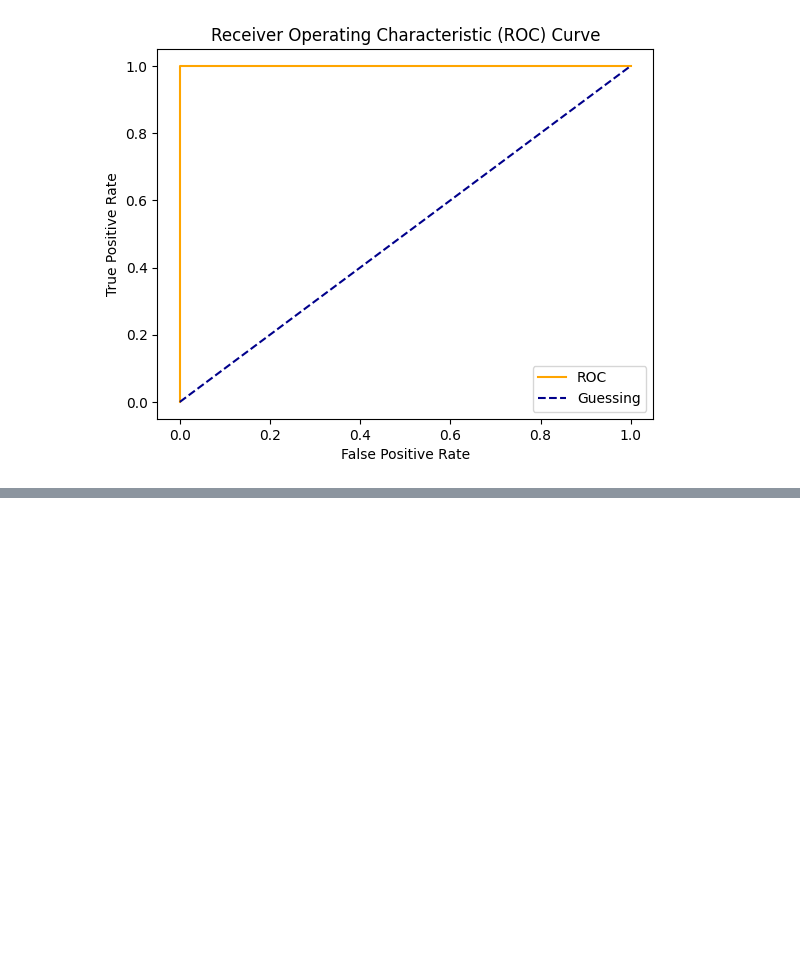
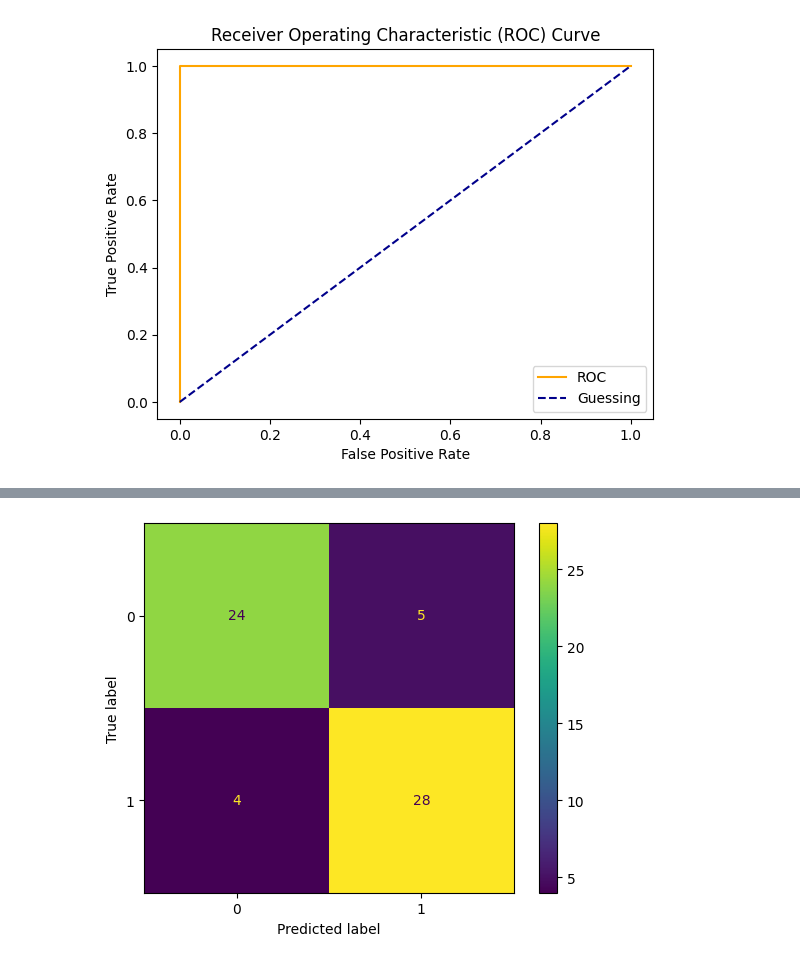
Before and after one commit to devyanshbatra/LINEAR-REGRESSION-MACHINE-LEARNING, a Jupyter notebook: Scikit_Learn_Classification_Workflow.ipynb, the cells around one changed output, grey strips where cells are left out. Saved outputs shown, nothing was run; the diff lists cells and outputs as text; code cells hidden in the pictures; blank space fills up the shorter version.

```diff
--- a/Scikit_Learn_Classification_Workflow.ipynb
+++ b/Scikit_Learn_Classification_Workflow.ipynb
@@ -752,0 +772,6 @@ plot_roc_curve(fpr, tpr)
+# %%
+from sklearn.metrics import confusion_matrix
+
+y_preds = clf.predict(X_test)                 # the use of the random forst classifier as the model and the predict funtion to predict the valurs on the test set
+
+confusion_matrix(y_test, y_preds)
@@ -752,0 +797,5 @@ plot_roc_curve(fpr, tpr)
+# %%
+ConfusionMatrixDisplay.from_predictions(y_test,
+                                        y_preds);
+# %% [output]
+[figure, added]
```
Also changed, not shown: parts of 12 cells of this notebook.
